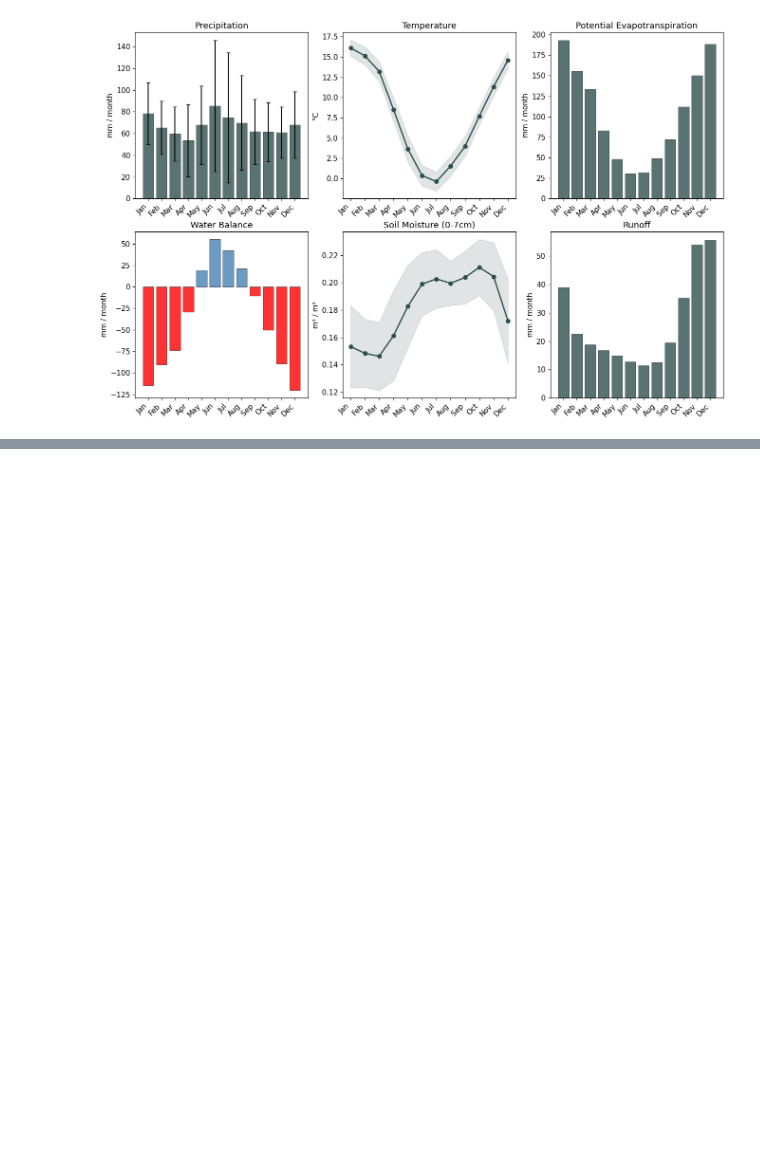
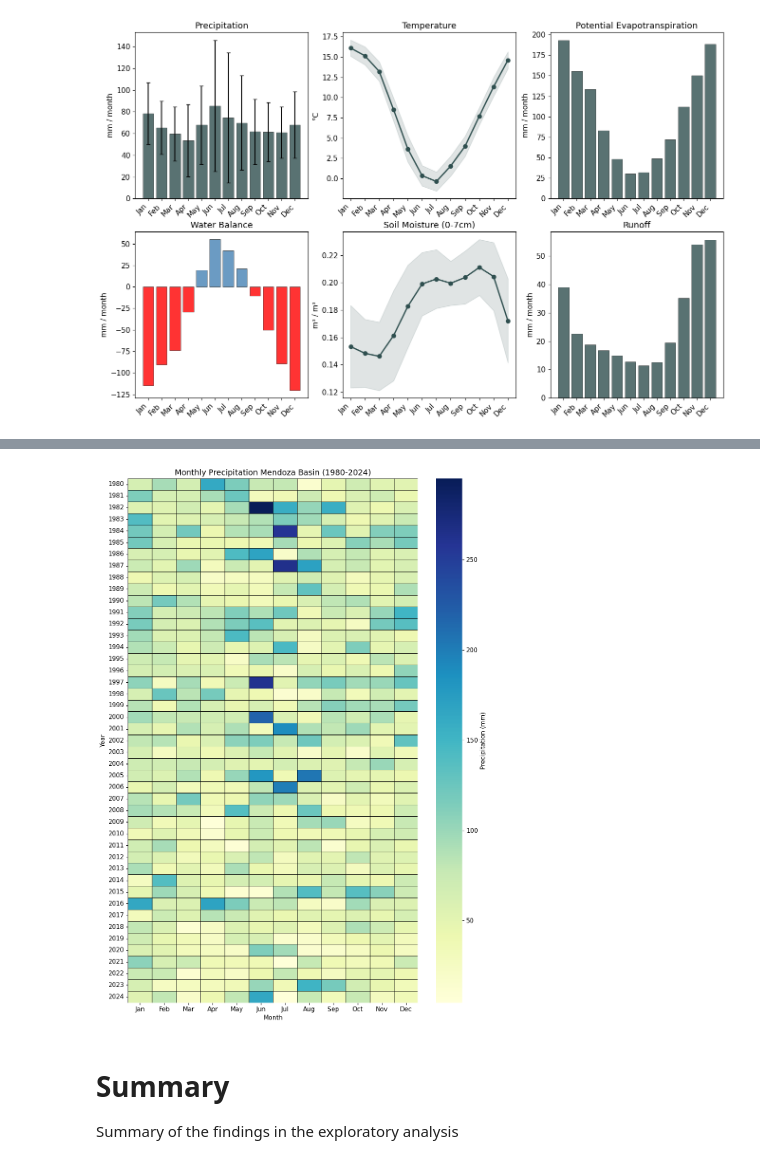
Before and after one commit to sgosmyt2/mendoza-basin-analysis, a Jupyter notebook: notebooks/explore_analy.ipynb, the cells around one changed output, grey strips where cells are left out. Cells and saved outputs as stored; diff of their text form; code cells hidden in the pictures; blank space fills up the shorter version.

Commit message:
Completed Exploratory analysis

```diff
--- a/notebooks/explore_analy.ipynb
+++ b/notebooks/explore_analy.ipynb
@@ -130,0 +254,23 @@ Warmest Month: Jul
+# %%
+pivot_df = pd.DataFrame({
+    "year" : df.index.year,
+    "month" : df.index.month,
+    "precip" : df["precip_mm"].values,
+})
+heatmap_data = pivot_df.pivot(index="year", columns="month", values="precip")
+heatmap_data.columns = month_lbls
+
+fig, ax = plt.subplots(figsize=(10, 14))
+sns.heatmap(heatmap_data, cmap="YlGnBu", ax=ax, linewidths=0.5, linecolor="black", cbar_kws={"label" : "Precipitation (mm)"})
+ax.set_title("Monthly Precipitation Mendoza Basin (1980-2024)", fontsize=14)
+ax.set_ylabel("Year")
+ax.set_xlabel("Month")
+plt.tight_layout()
+plt.savefig("../outputs/figures/precip_heatmap.png", dpi=150, bbox_inches="tight")
+plt.show()
+# %% [output]
+[figure, added]
+# %% [markdown]
+# Summary
+
+Summary of the findings in the exploratory analysis
```
Also changed, not shown: parts of 6 cells of this notebook, 4 other files.
